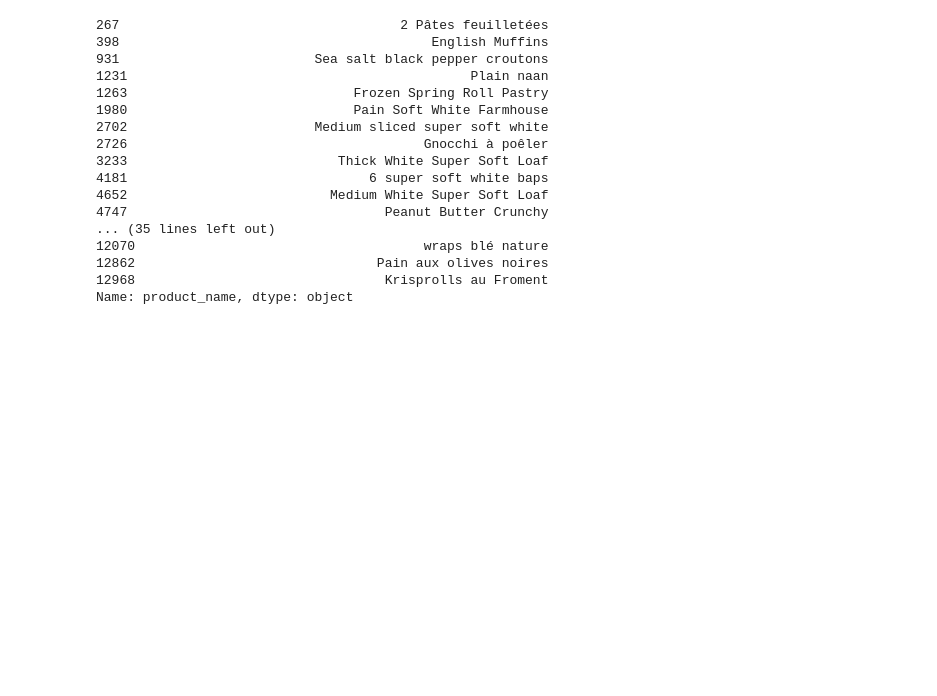
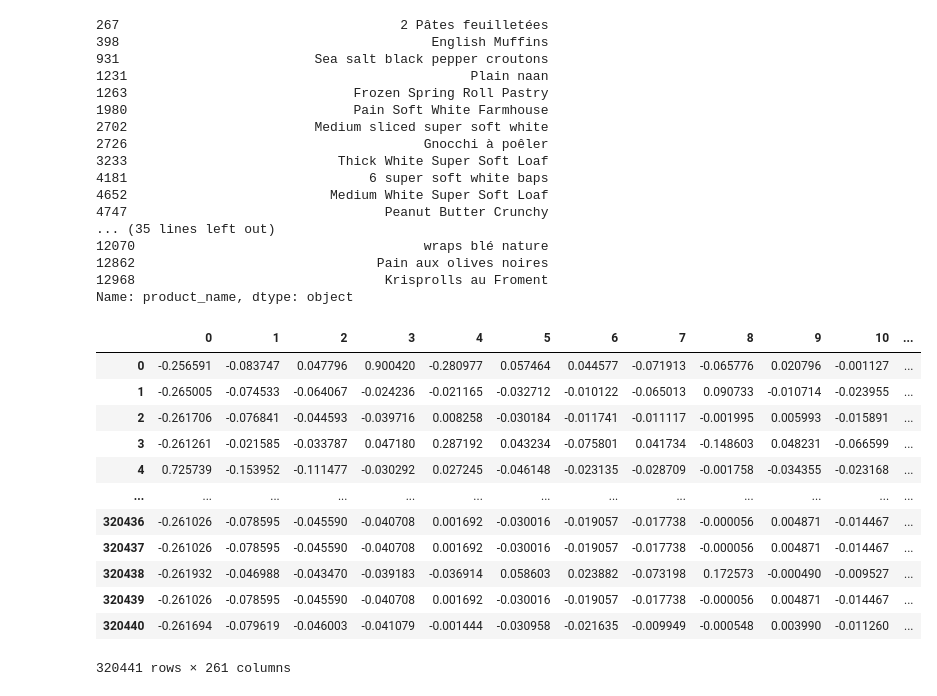
Before and after one commit to littlerobinson/foodstuffs_recommendation, a Jupyter notebook: notebooks/results.ipynb, the cells around one changed output. Cells and saved outputs as stored; diff of their text form; code cells hidden in the pictures; blank space fills up the shorter version.

```diff
--- a/notebooks/results.ipynb
+++ b/notebooks/results.ipynb
@@ -61,3 +61,23 @@ display(cluster["product_name"].head(50))
 12862                               Pain aux olives noires
 12968                                Krisprolls au Froment
 Name: product_name, dtype: object
+# %%
+cat_feat = pd.read_csv("../data/production/categorical_features.csv")
+# %%
+pd.set_option('display.max_columns', None)
+
+display(cat_feat)
+# %% [output]
+|  | 0 | 1 | 2 | 3 | 4 | 5 | 6 | 7 | 8 | 9 | 10 | ... |
+| 0 | -0.256591 | -0.083747 | 0.047796 | 0.900420 | -0.280977 | 0.057464 | 0.044577 | -0.071913 | -0.065776 | 0.020796 | -0.001127 | ... |
+| 1 | -0.265005 | -0.074533 | -0.064067 | -0.024236 | -0.021165 | -0.032712 | -0.010122 | -0.065013 | 0.090733 | -0.010714 | -0.023955 | ... |
+| 2 | -0.261706 | -0.076841 | -0.044593 | -0.039716 | 0.008258 | -0.030184 | -0.011741 | -0.011117 | -0.001995 | 0.005993 | -0.015891 | ... |
+| 3 | -0.261261 | -0.021585 | -0.033787 | 0.047180 | 0.287192 | 0.043234 | -0.075801 | 0.041734 | -0.148603 | 0.048231 | -0.066599 | ... |
+| 4 | 0.725739 | -0.153952 | -0.111477 | -0.030292 | 0.027245 | -0.046148 | -0.023135 | -0.028709 | -0.001758 | -0.034355 | -0.023168 | ... |
+| ... | ... | ... | ... | ... | ... | ... | ... | ... | ... | ... | ... | ... |
+| 320436 | -0.261026 | -0.078595 | -0.045590 | -0.040708 | 0.001692 | -0.030016 | -0.019057 | -0.017738 | -0.000056 | 0.004871 | -0.014467 | ... |
+| 320437 | -0.261026 | -0.078595 | -0.045590 | -0.040708 | 0.001692 | -0.030016 | -0.019057 | -0.017738 | -0.000056 | 0.004871 | -0.014467 | ... |
+| 320438 | -0.261932 | -0.046988 | -0.043470 | -0.039183 | -0.036914 | 0.058603 | 0.023882 | -0.073198 | 0.172573 | -0.000490 | -0.009527 | ... |
+| 320439 | -0.261026 | -0.078595 | -0.045590 | -0.040708 | 0.001692 | -0.030016 | -0.019057 | -0.017738 | -0.000056 | 0.004871 | -0.014467 | ... |
+| 320440 | -0.261694 | -0.079619 | -0.046003 | -0.041079 | -0.001444 | -0.030958 | -0.021635 | -0.009949 | -0.000548 | 0.003990 | -0.011260 | ... |
+320441 rows × 261 columns
```
Also changed, not shown: 7 other files.
